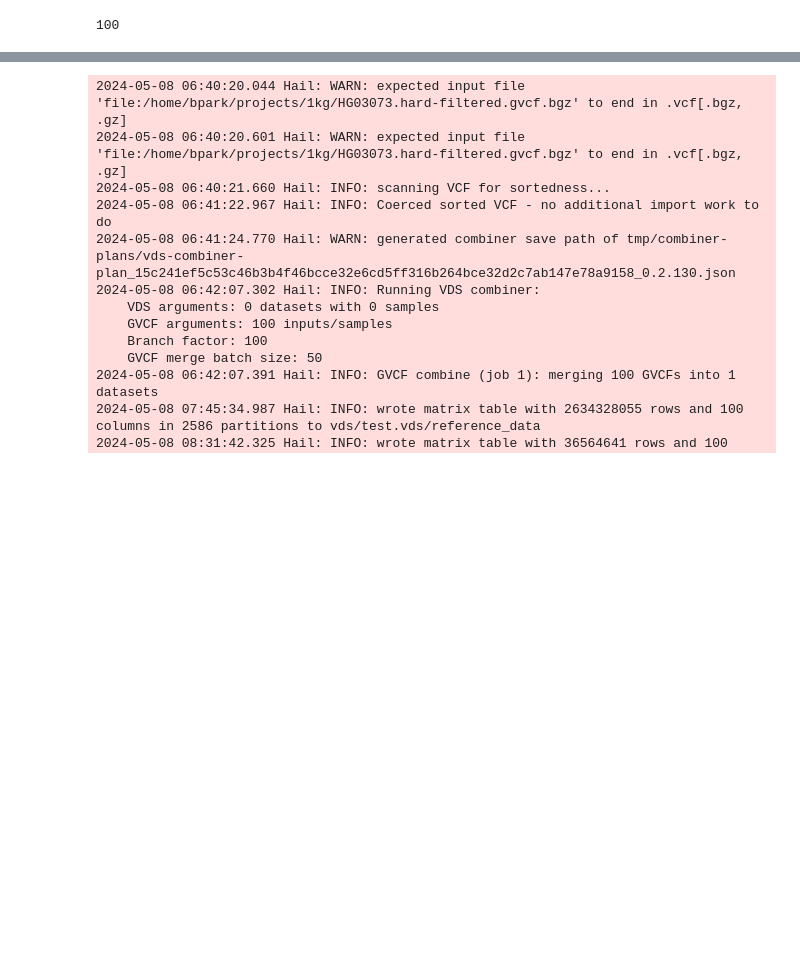
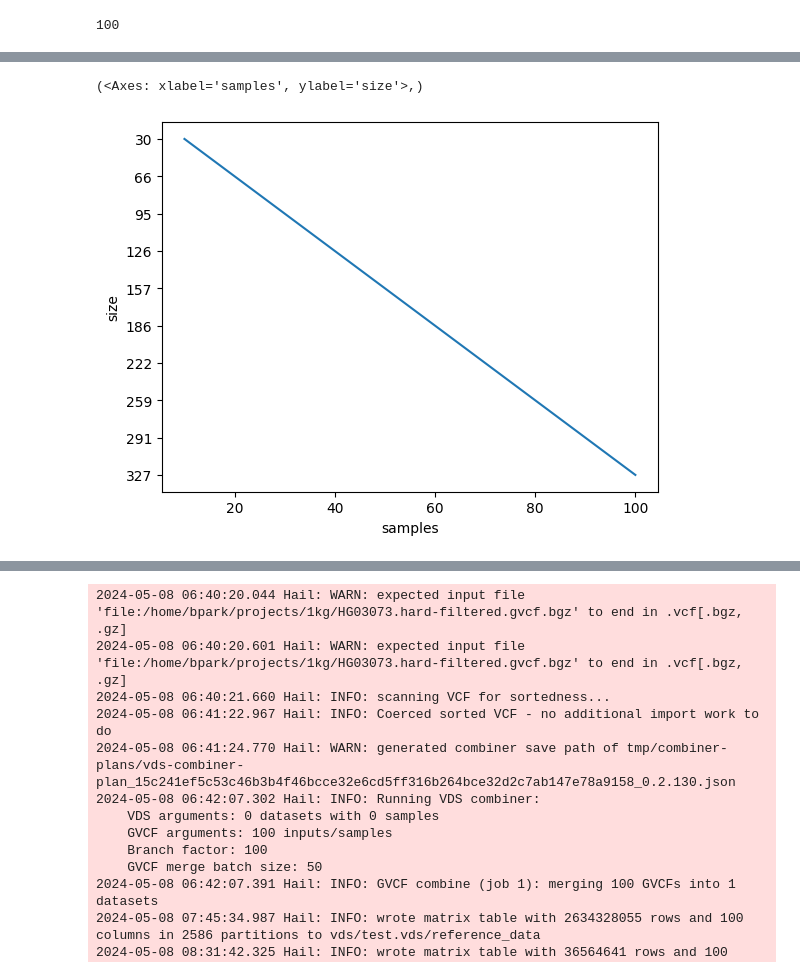
Before and after one commit to bpark-research/hancomcl_sqream_injitech, a Jupyter notebook: hail/bpark.ipynb, the cells around one changed output, grey strips where cells are left out. Cells and saved outputs as stored; diff of their text form; code cells hidden in the pictures; blank space fills up the shorter version.

```diff
--- a/hail/bpark.ipynb
+++ b/hail/bpark.ipynb
@@ -31,0 +81,13 @@ len(gvcfs)
+# %%
+def convert_size(size_bytes):
+    import math
+    if size_bytes == 0:
+        return "0B"
+    size_name = ("B", "KB", "MB", "GB", "TB", "PB", "EB", "ZB", "YB")
+    i = int(math.floor(math.log(size_bytes, 1024)))
+    p = math.pow(1024, i)
+    s = round(size_bytes / p, 2)
+    return "%s %s" % (s, size_name[i])
+# %%
+for r in x:
+    print(convert_size(sum(fs[0:r])))
@@ -31,0 +105,11 @@ len(gvcfs)
+# %%
+size = []
+for r in x:
+    size.append(convert_size(sum(fs[0:r])).split('.')[0])
+# %%
+df = pd.DataFrame({"samples":x, "size":size})
+# %%
+sns.lineplot(data=df, x="samples", y="size"),
+# %% [output]
+(<Axes: xlabel='samples', ylabel='size'>,)
+[figure, added]
```
Also changed, not shown: parts of 19 cells of this notebook, 2 other files.
